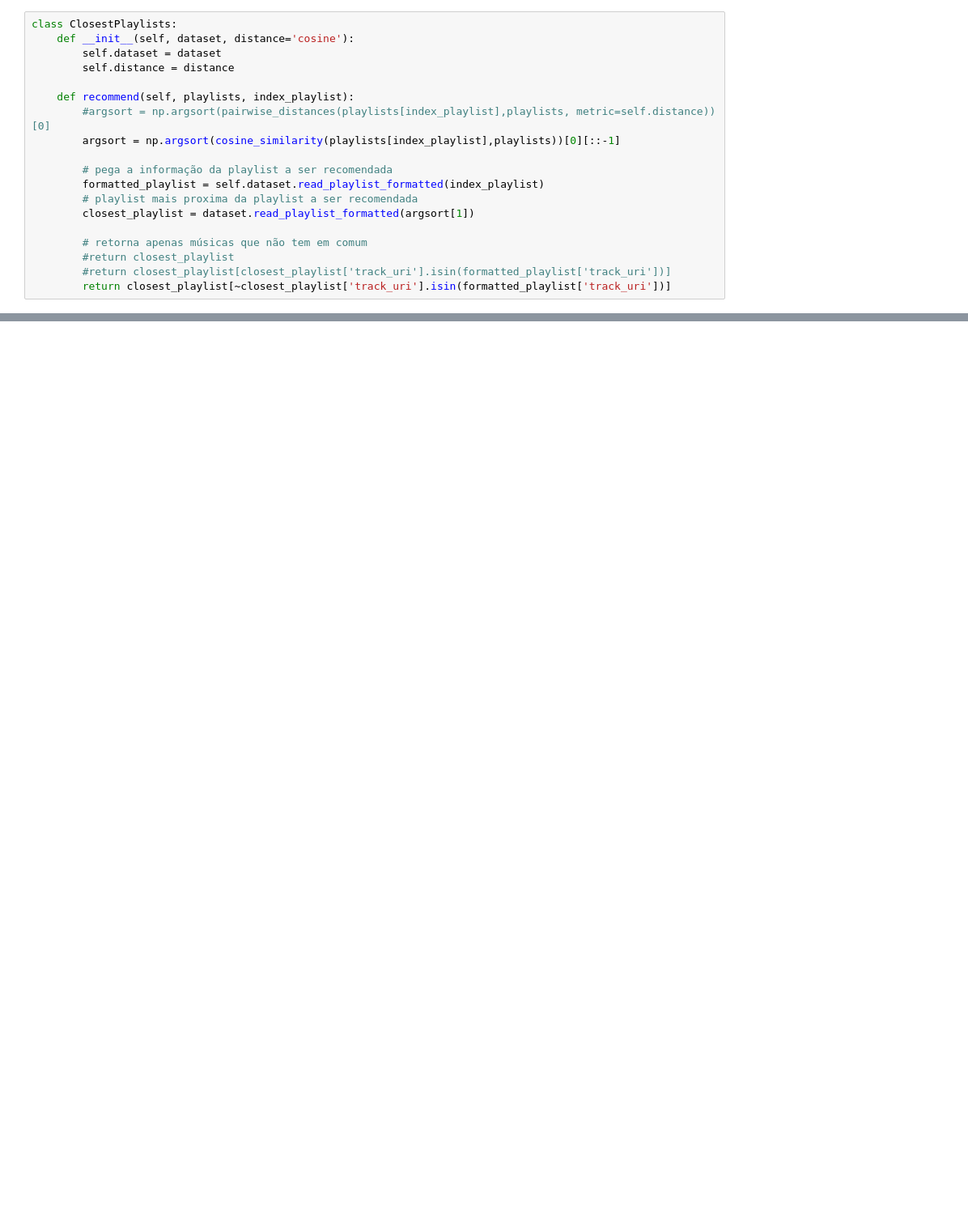
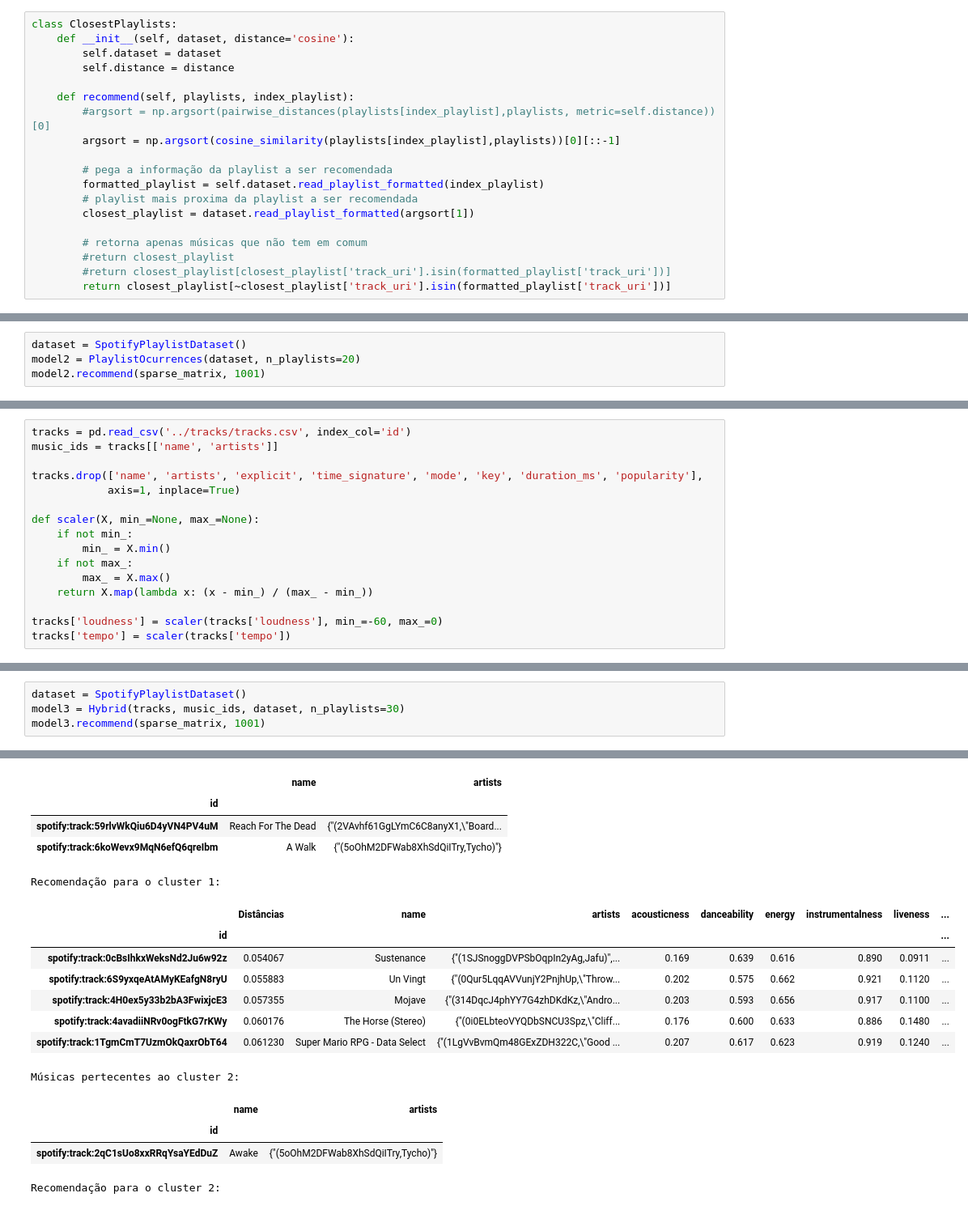
Before and after one commit to PauloFRC/SpotifyRecommender, a Jupyter notebook: models/User Based Recommender System.ipynb, the cells around one changed output, grey strips where cells are left out. Shown at 81% size. Cells and saved outputs as stored; diff of their text form; blank space fills up the shorter version.

```diff
--- a/models/User Based Recommender System.ipynb
+++ b/models/User Based Recommender System.ipynb
@@ -100,0 +97,4 @@ dataset.read_playlist_formatted(100000)
+# %%
+dataset = SpotifyPlaylistDataset()
+model2 = PlaylistOcurrences(dataset, n_playlists=20)
+model2.recommend(sparse_matrix, 1001)
@@ -100,0 +127,16 @@ dataset.read_playlist_formatted(100000)
+# %%
+tracks = pd.read_csv('../tracks/tracks.csv', index_col='id')
+music_ids = tracks[['name', 'artists']]
+
+tracks.drop(['name', 'artists', 'explicit', 'time_signature', 'mode', 'key', 'duration_ms', 'popularity'],
+            axis=1, inplace=True)
+
+def scaler(X, min_=None, max_=None):
+    if not min_:
+        min_ = X.min()
+    if not max_:
+        max_ = X.max()
+    return X.map(lambda x: (x - min_) / (max_ - min_))
+
+tracks['loudness'] = scaler(tracks['loudness'], min_=-60, max_=0)
+tracks['tempo'] = scaler(tracks['tempo'])
@@ -100,0 +195,5 @@ dataset.read_playlist_formatted(100000)
+# %%
+dataset = SpotifyPlaylistDataset()
+model3 = Hybrid(tracks, music_ids, dataset, n_playlists=30)
+model3.recommend(sparse_matrix, 1001)
+# %% [output]
@@ -100,0 +217,17 @@ dataset.read_playlist_formatted(100000)
+|  | name | artists |
+| id |  |  |
+| spotify:track:59rlvWkQiu6D4yVN4PV4uM | Reach For The Dead | {"(2VAvhf61GgLYmC6C8anyX1,\"Board... |
+| spotify:track:6koWevx9MqN6efQ6qreIbm | A Walk | {"(5oOhM2DFWab8XhSdQiITry,Tycho)"} |
+Recomendação para o cluster 1:
+|  | Distâncias | name | artists | acousticness | danceability | energy | instrumentalness | liveness | ... |
+| id |  |  |  |  |  |  |  |  | ... |
+| spotify:track:0cBsIhkxWeksNd2Ju6w92z | 0.054067 | Sustenance | {"(1SJSnoggDVPSbOqpIn2yAg,Jafu)",... | 0.169 | 0.639 | 0.616 | 0.890 | 0.0911 | ... |
+| spotify:track:6S9yxqeAtAMyKEafgN8ryU | 0.055883 | Un Vingt | {"(0Qur5LqqAVVunjY2PnjhUp,\"Throw... | 0.202 | 0.575 | 0.662 | 0.921 | 0.1120 | ... |
+| spotify:track:4H0ex5y33b2bA3FwixjcE3 | 0.057355 | Mojave | {"(314DqcJ4phYY7G4zhDKdKz,\"Andro... | 0.203 | 0.593 | 0.656 | 0.917 | 0.1100 | ... |
+| spotify:track:4avadiiNRv0ogFtkG7rKWy | 0.060176 | The Horse (Stereo) | {"(0i0ELbteoVYQDbSNCU3Spz,\"Cliff... | 0.176 | 0.600 | 0.633 | 0.886 | 0.1480 | ... |
+| spotify:track:1TgmCmT7UzmOkQaxrObT64 | 0.061230 | Super Mario RPG - Data Select | {"(1LgVvBvmQm48GExZDH322C,\"Good ... | 0.207 | 0.617 | 0.623 | 0.919 | 0.1240 | ... |
+Músicas pertecentes ao cluster 2:
+|  | name | artists |
+| id |  |  |
+| spotify:track:2qC1sUo8xxRRqYsaYEdDuZ | Awake | {"(5oOhM2DFWab8XhSdQiITry,Tycho)"} |
+Recomendação para o cluster 2:
```
Also changed, not shown: parts of 13 cells of this notebook, 4 other files.
